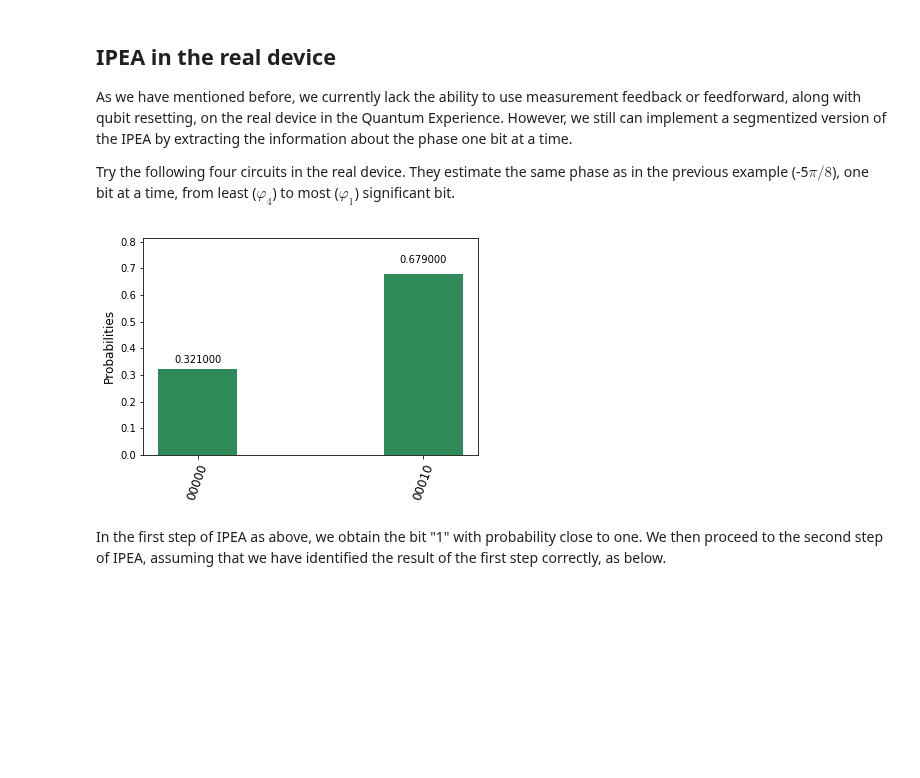
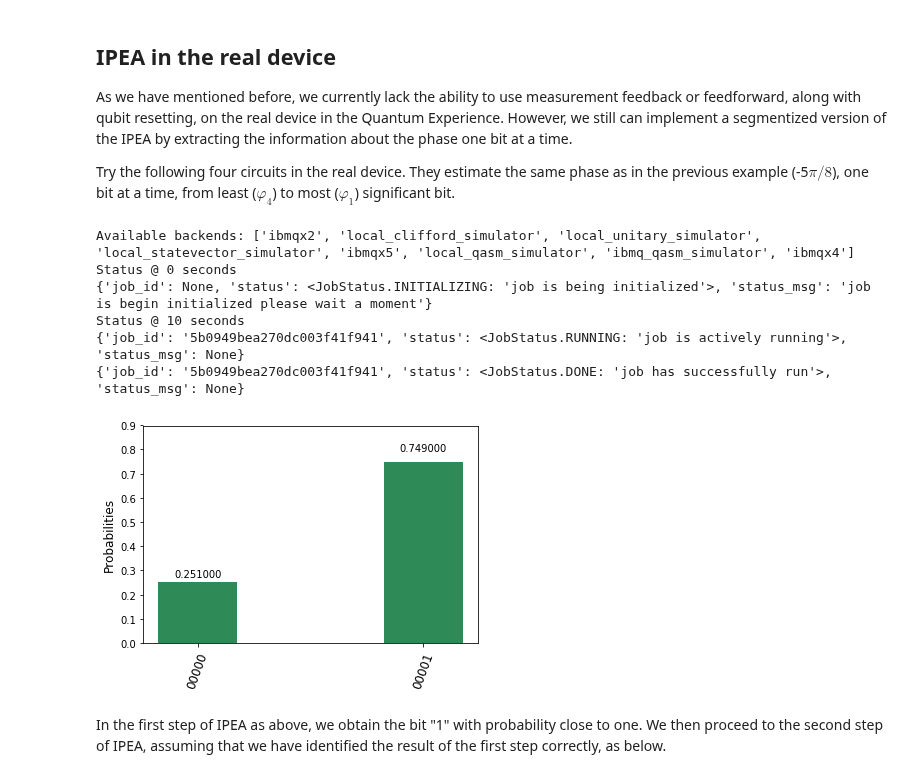
Before and after one commit to Qiskit/qiskit-tutorials, a Jupyter notebook: reference/algorithms/iterative_phase_estimation_algorithm.ipynb, the cells around one changed output. Cells and saved outputs as stored; diff of their text form; code cells hidden in the pictures; blank space fills up the shorter version.

Commit message:
edited ipea to use v0.5 api

```diff
--- a/reference/algorithms/iterative_phase_estimation_algorithm.ipynb
+++ b/reference/algorithms/iterative_phase_estimation_algorithm.ipynb
@@ -79,10 +77,10 @@ def cu5pi8(qProg, c, t):
     cu1fixed(qProg, c, t, -5.0*pi/8.0)
 
 # We then prepare quantum and classical registers and the circuit
-qr = Q_program.create_quantum_register("qr", 2)
-cr = Q_program.create_classical_register("cr", 4)
+qr = QuantumRegister(2)
+cr = ClassicalRegister(4)
 circuitName="IPEAonSimulator"
-ipeaCircuit = Q_program.create_circuit(circuitName, [qr], [cr])
+ipeaCircuit = QuantumCircuit(qr, cr)
 
 # Apply IPEA
 ipeaCircuit.h(qr[0])
@@ -127,8 +125,9 @@ ipeaCircuit.measure(qr[0], cr[3])
 
 backend = "local_qasm_simulator"
 shots = 1000
-results = Q_program.execute([circuitName], backend=backend, shots=shots)
-plot_histogram(results.get_counts(circuitName))
+
+results = execute(ipeaCircuit, backend=backend, shots=shots).result()
+plot_histogram(results.get_counts())
 # %% [output]
 [figure]
 # %% [markdown]
@@ -140,29 +139,52 @@ As we have mentioned before, we currently lack the ability to use measurement fe
 
 Try the following four circuits in the real device. They estimate the same phase as in the previous example (-5$\pi/8$), one bit at a time, from least ($\varphi_4$) to most ($\varphi_1$) significant bit.
 # %%
-Q_program = QuantumProgram()
-Q_program.set_api(qx_config['APItoken'], qx_config['url']) # set the APIToken and API url
-
 circuitName = "IPEAonReal_Step1"
 # We then prepare quantum and classical registers and the circuit
-qr = Q_program.create_quantum_register("qr", 5)
-cr = Q_program.create_classical_register("cr", 5)
-realStep1Circuit = Q_program.create_circuit(circuitName, [qr], [cr])
+qr = QuantumRegister(5)
+cr = ClassicalRegister(5)
+realStep1Circuit = QuantumCircuit(qr, cr)
 
 # Apply IPEA
 realStep1Circuit.h(qr[0])
 for i in range(8):
     cu5pi8(realStep1Circuit, qr[0], qr[1])
 realStep1Circuit.h(qr[0])
 realStep1Circuit.measure(qr[0], cr[0])
 
+#connect to remote API to be able to use remote simulators and real devices
+register(qx_config['APItoken'], qx_config['url'])
+print("Available backends:", available_backends())
+
+# to enable sleep
+import time
+
 backend = "ibmqx4"
-backend_config = Q_program.get_backend_configuration(backend) # We get the config of backend to get its coupling map
 shots = 1000
-results = Q_program.execute([circuitName], backend=backend, shots=shots, coupling_map=backend_config["coupling_map"])
-plot_histogram(results.get_counts(circuitName))
+
+if get_backend(backend).status["available"] is True:
+
+    job_exp = execute(realStep1Circuit, backend=backend, shots=shots)
+
+    lapse = 0
+    interval = 10
+    while not job_exp.done:
+        print('Status @ {} seconds'.format(interval * lapse))
+        print(job_exp.status)
+        time.sleep(interval)
+        lapse += 1
+    print(job_exp.status)
+
+    results = job_exp.result()
+    plot_histogram(results.get_counts())
 # %% [output]
+Available backends: ['ibmqx2', 'local_clifford_simulator', 'local_unitary_simulator', 'local_statevector_simulator', 'ibmqx5', 'local_qasm_simulator', 'ibmq_qasm_simulator', 'ibmqx4']
+Status @ 0 seconds
+{'job_id': None, 'status': <JobStatus.INITIALIZING: 'job is being initialized'>, 'status_msg': 'job is begin initialized please wait a moment'}
+Status @ 10 seconds
+{'job_id': '5b0949bea270dc003f41f941', 'status': <JobStatus.RUNNING: 'job is actively running'>, 'status_msg': None}
+{'job_id': '5b0949bea270dc003f41f941', 'status': <JobStatus.DONE: 'job has successfully run'>, 'status_msg': None}
-[figure, old version]
+[figure, new version]
 # %% [markdown]
 In the first step of IPEA as above, we obtain the bit "1" with probability close to one. We then proceed to the second step of IPEA, assuming that we have identified the result of the first step correctly, as below.
 # %%
```
Also changed, not shown: parts of 7 cells of this notebook.
